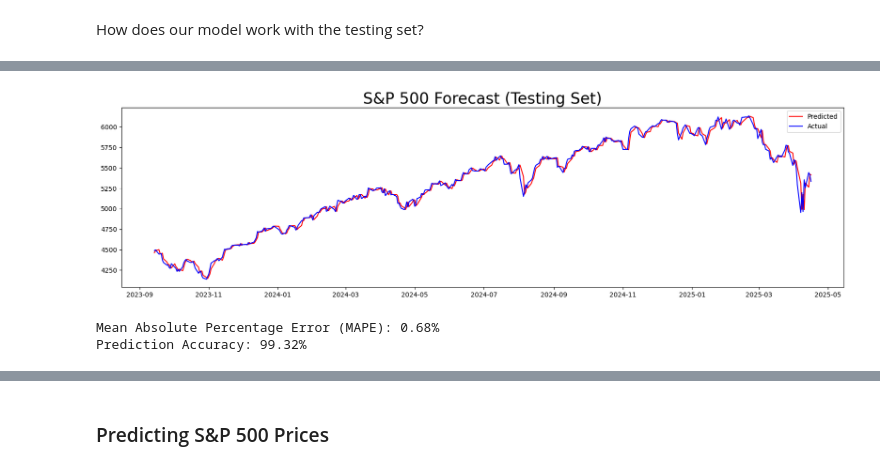
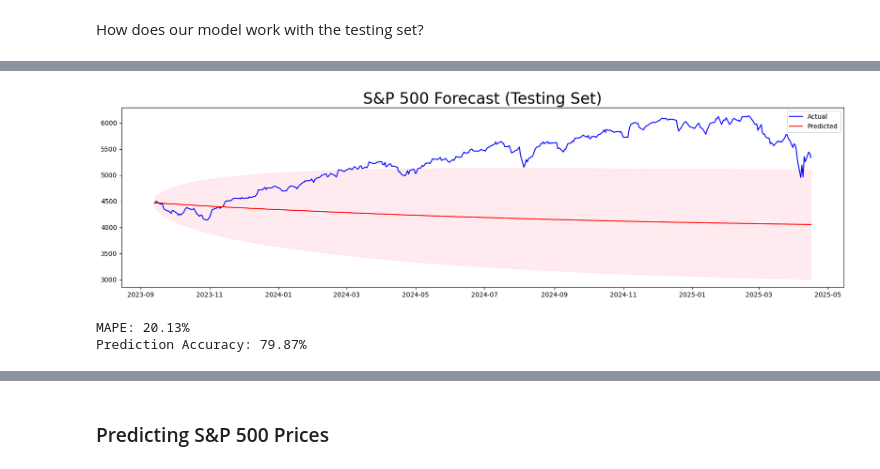
Before and after one commit to hivan04/spx_price_forecast, a Jupyter notebook: SPX_ARIMA.ipynb, the cells around one changed output, grey strips where cells are left out. Saved outputs shown, nothing was run; the diff lists cells and outputs as text; code cells hidden in the pictures.

Commit message:
Updated Testing Set plot

```diff
--- a/SPX_ARIMA.ipynb
+++ b/SPX_ARIMA.ipynb
@@ -378,48 +380,74 @@ Date
 2025-04-15  72.949997  5411.990234 2025-04-15
 2025-04-16  72.440002  5335.750000 2025-04-16
 # %%
-# Define test start and end dates
-test_start_date = "2023-09-14"
-test_end_date = "2025-04-16"
+# # Define test start and end dates
+# test_start_date = "2023-09-14"
+# test_end_date = "2025-04-16"
 
-test_start_date_ts = pd.Timestamp(test_start_date)
+# test_start_date_ts = pd.Timestamp(test_start_date)
 
-df_test['SPX'] = pd.to_numeric(df_test['SPX'], errors='coerce')
-df_test["SPX"].describe()
 
-# Fit ARIMA model
-test_model_spx_101 = ARIMA(df_test.SPX, order=(1,0,1))
+# df_test['SPX'] = pd.to_numeric(df_test['SPX'], errors='coerce')
+# df_test["SPX"].describe()
+
+# # Fit ARIMA model
+# test_model_spx_101 = ARIMA(df['SPX'], order=(1,0,1))
+# test_results_model_spx_101 = test_model_spx_101.fit()
+
+# # Generate predictions at price level
+# pred_test_model_spx_101 = test_results_model_spx_101.predict(start=test_start_date, end=test_end_date, typ='levels')
+
+# # Find the last actual value before prediction starts
+# last_actual_value = df_test['SPX'].loc[test_start_date_ts - pd.Timedelta(days=1)]
+
+# # Fix the first predicted value to align with actual price
+# pred_test_model_spx_101.iloc[0] = last_actual_value
+
+# # Plot results
+# plt.figure(figsize=(20, 5))
+# plt.plot(pred_test_model_spx_101, color="red", label='Predicted')
+# plt.plot(df_test.SPX[test_start_date:test_end_date], color="blue", label='Actual')
+# plt.title("S&P 500 Forecast (Testing Set)", size=24)
+# plt.legend()
+# plt.show()
+
+# Fit ARIMA on the training set (df)
+test_model_spx_101 = ARIMA(df['SPX'], order=(1,0,1))  # df = training data
 test_results_model_spx_101 = test_model_spx_101.fit()
 
-# Generate predictions at price level
-pred_test_model_spx_101 = test_results_model_spx_101 .predict(start=test_start_date, end=test_end_date, typ='levels')
+# Generate out-of-sample forecasts for the testing set (df_test)
+forecast = test_results_model_spx_101.get_forecast(steps=len(df_test))
+pred_test_model_spx_101 = forecast.predicted_mean
+conf_int = forecast.conf_int()  # Optional: Confidence intervals
 
-# Find the last actual value before prediction starts
-last_actual_value = df_test['SPX'].loc[test_start_date_ts - pd.Timedelta(days=1)]
-
-# Fix the first predicted value to align with actual price
-pred_test_model_spx_101.iloc[0] = last_actual_value
-
-# Plot results
+# Plot actual vs. predicted
 plt.figure(figsize=(20, 5))
-plt.plot(pred_test_model_spx_101, color="red", label='Predicted')
-plt.plot(df_test.SPX[test_start_date:test_end_date], color="blue", label='Actual')
+plt.plot(df_test.index, df_test['SPX'], color="blue", label='Actual')
+plt.plot(df_test.index, pred_test_model_spx_101, color="red", label='Predicted')
+plt.fill_between(df_test.index, conf_int.iloc[:,0], conf_int.iloc[:,1], color='pink', alpha=0.3)  # Optional
 plt.title("S&P 500 Forecast (Testing Set)", size=24)
 plt.legend()
 plt.show()
 # %% [output]
-[figure, old version]
+[figure, new version]
 # %%
-# Calculatibg MAPE accuracy for our testing set
+# Aligning predicted values with the test set
+pred_test_model_spx_101.index = df_test.index
+
+# Step 2: Slice predicted and actual values using dates
 predicted = pred_test_model_spx_101[test_start_date:test_end_date]
 actual = df_test['SPX'][test_start_date:test_end_date]
-mape = (abs(predicted - actual) / actual).mean() * 100
+
+# Step 3: Calculate MAPE carefully, avoiding division by zero
+# We'll only calculate MAPE where actual values are not zero
+nonzero_actual = actual != 0
+mape = (abs(predicted[nonzero_actual] - actual[nonzero_actual]) / actual[nonzero_actual]).mean() * 100
 accuracy = 100 - mape
 
-print(f"Mean Absolute Percentage Error (MAPE): {mape:.2f}%")
+print(f"MAPE: {mape:.2f}%")
 print(f"Prediction Accuracy: {accuracy:.2f}%")
 # %% [output]
-Mean Absolute Percentage Error (MAPE): 0.68%
-Prediction Accuracy: 99.32%
+MAPE: 20.13%
+Prediction Accuracy: 79.87%
 # %%
 # Calculating the RSME and RSME%
```
Also changed, not shown: parts of 23 cells of this notebook, 1 other file.
